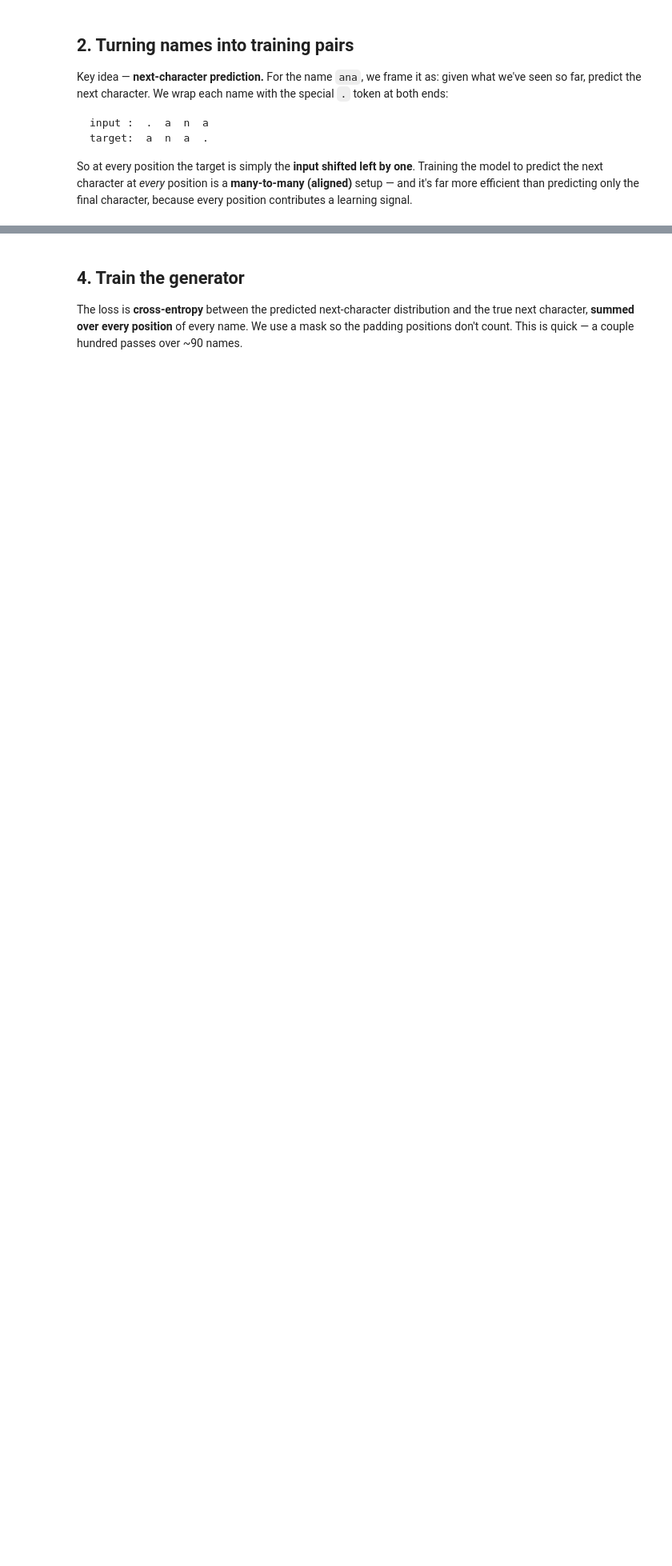
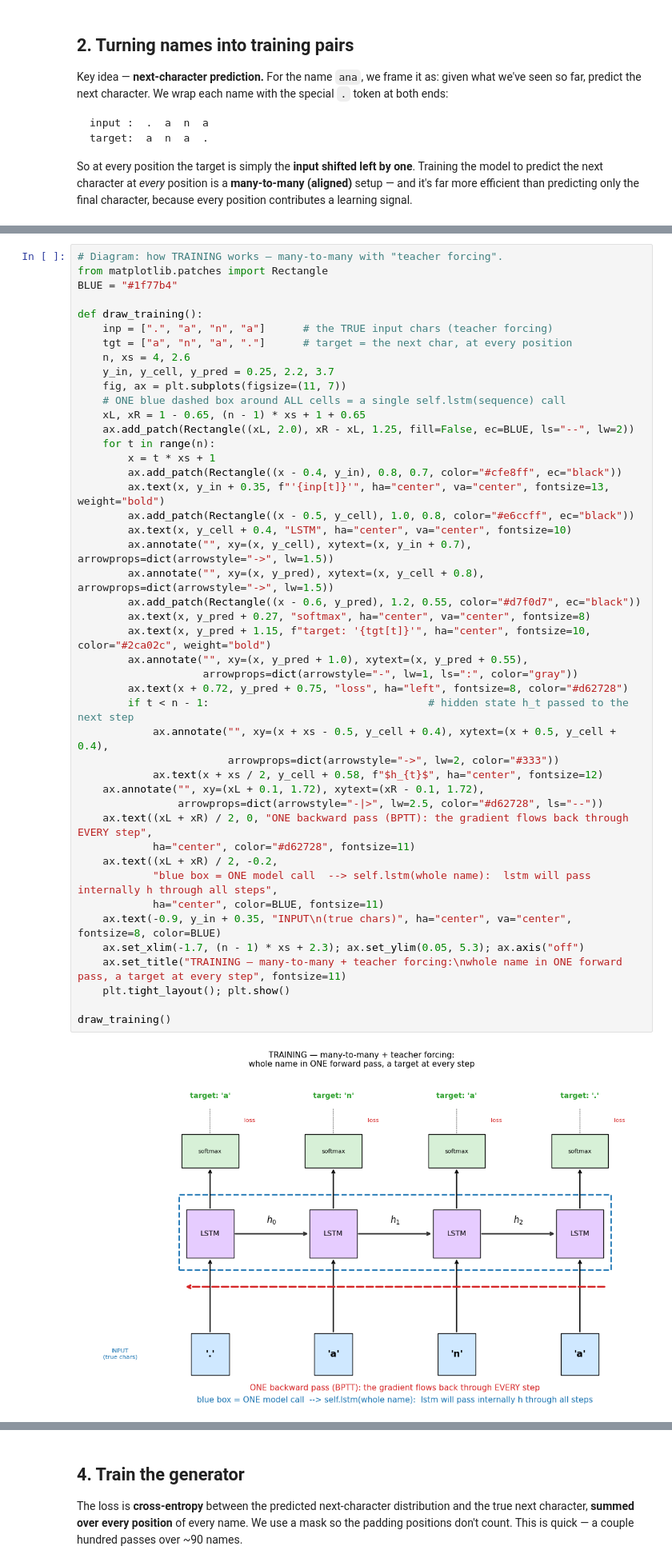
Before and after one commit to pablogasco1/machine-learning-projects, a Jupyter notebook: recurrent_nn/05_one_to_many_generation.ipynb, the cells around one changed output, grey strips where cells are left out. Shown at 80% size. Saved outputs shown, nothing was run; the diff lists cells and outputs as text; blank space fills up the shorter version.

Commit message:
many to many comments and clarifications

```diff
--- a/recurrent_nn/05_one_to_many_generation.ipynb
+++ b/recurrent_nn/05_one_to_many_generation.ipynb
@@ -118,0 +148,47 @@ X shape (names, maxlen): (99, 10)
+# %%
+# Diagram: how TRAINING works — many-to-many with "teacher forcing".
+from matplotlib.patches import Rectangle
+BLUE = "#1f77b4"
+
+def draw_training():
+    inp = [".", "a", "n", "a"]      # the TRUE input chars (teacher forcing)
+    tgt = ["a", "n", "a", "."]      # target = the next char, at every position
+    n, xs = 4, 2.6
+    y_in, y_cell, y_pred = 0.25, 2.2, 3.7
+    fig, ax = plt.subplots(figsize=(11, 7))
+    # ONE blue dashed box around ALL cells = a single self.lstm(sequence) call
+    xL, xR = 1 - 0.65, (n - 1) * xs + 1 + 0.65
+    ax.add_patch(Rectangle((xL, 2.0), xR - xL, 1.25, fill=False, ec=BLUE, ls="--", lw=2))
+    for t in range(n):
+        x = t * xs + 1
+        ax.add_patch(Rectangle((x - 0.4, y_in), 0.8, 0.7, color="#cfe8ff", ec="black"))
+        ax.text(x, y_in + 0.35, f"'{inp[t]}'", ha="center", va="center", fontsize=13, weight="bold")
+        ax.add_patch(Rectangle((x - 0.5, y_cell), 1.0, 0.8, color="#e6ccff", ec="black"))
+        ax.text(x, y_cell + 0.4, "LSTM", ha="center", va="center", fontsize=10)
+        ax.annotate("", xy=(x, y_cell), xytext=(x, y_in + 0.7), arrowprops=dict(arrowstyle="->", lw=1.5))
+        ax.annotate("", xy=(x, y_pred), xytext=(x, y_cell + 0.8), arrowprops=dict(arrowstyle="->", lw=1.5))
+        ax.add_patch(Rectangle((x - 0.6, y_pred), 1.2, 0.55, color="#d7f0d7", ec="black"))
+        ax.text(x, y_pred + 0.27, "softmax", ha="center", va="center", fontsize=8)
+        ax.text(x, y_pred + 1.15, f"target: '{tgt[t]}'", ha="center", fontsize=10, color="#2ca02c", weight="bold")
+        ax.annotate("", xy=(x, y_pred + 1.0), xytext=(x, y_pred + 0.55),
+                    arrowprops=dict(arrowstyle="-", lw=1, ls=":", color="gray"))
+        ax.text(x + 0.72, y_pred + 0.75, "loss", ha="left", fontsize=8, color="#d62728")
+        if t < n - 1:                                   # hidden state h_t passed to the next step
+            ax.annotate("", xy=(x + xs - 0.5, y_cell + 0.4), xytext=(x + 0.5, y_cell + 0.4),
+                        arrowprops=dict(arrowstyle="->", lw=2, color="#333"))
+            ax.text(x + xs / 2, y_cell + 0.58, f"$h_{t}$", ha="center", fontsize=12)
+    ax.annotate("", xy=(xL + 0.1, 1.72), xytext=(xR - 0.1, 1.72),
+                arrowprops=dict(arrowstyle="-|>", lw=2.5, color="#d62728", ls="--"))
+    ax.text((xL + xR) / 2, 0, "ONE backward pass (BPTT): the gradient flows back through EVERY step",
+            ha="center", color="#d62728", fontsize=11)
+    ax.text((xL + xR) / 2, -0.2,
+            "blue box = ONE model call  --> self.lstm(whole name):  lstm will pass internally h through all steps",
+            ha="center", color=BLUE, fontsize=11)
+    ax.text(-0.9, y_in + 0.35, "INPUT\n(true chars)", ha="center", va="center", fontsize=8, color=BLUE)
+    ax.set_xlim(-1.7, (n - 1) * xs + 2.3); ax.set_ylim(0.05, 5.3); ax.axis("off")
+    ax.set_title("TRAINING — many-to-many + teacher forcing:\nwhole name in ONE forward pass, a target at every step", fontsize=11)
+    plt.tight_layout(); plt.show()
+
+draw_training()
+# %% [output]
+[figure, added]
```
Also changed, not shown: parts of 11 cells of this notebook, 5 other files.
